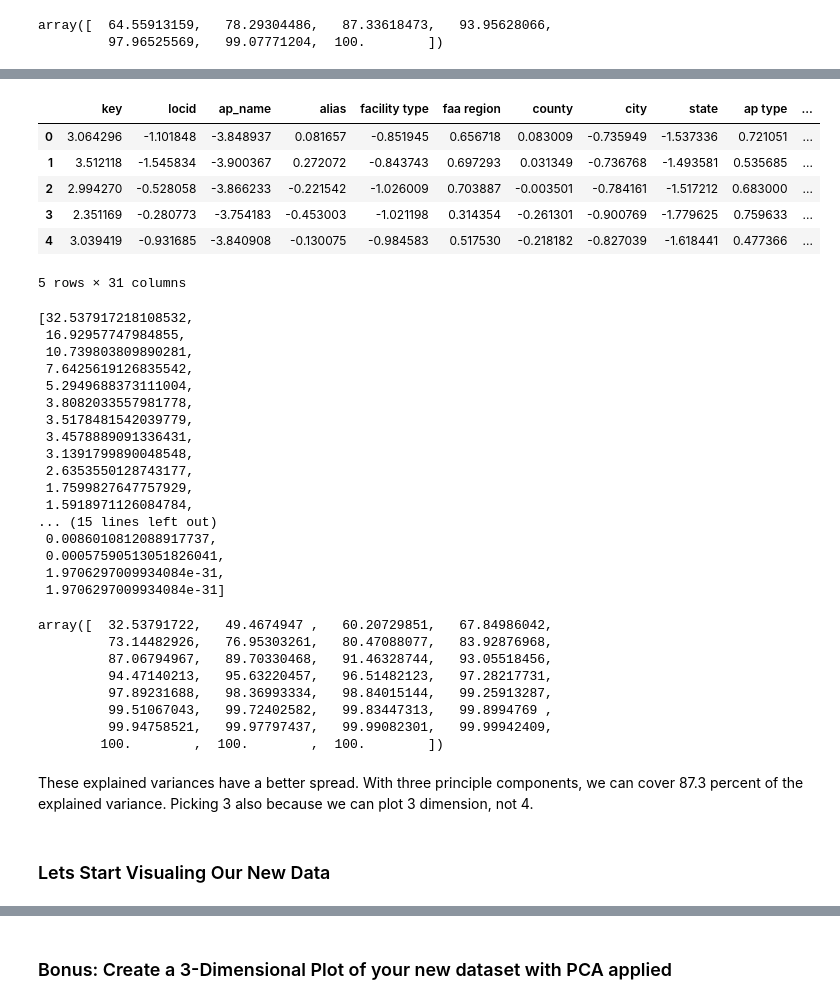
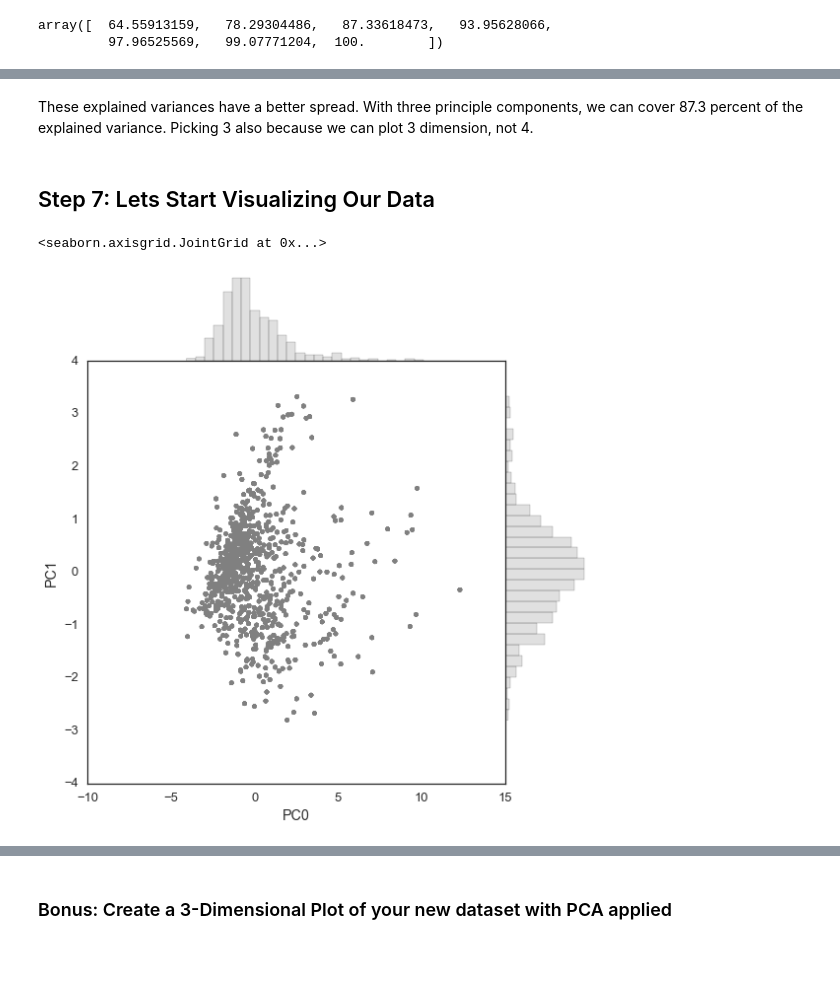
Before and after one commit to tamisalex/DSI, a Jupyter notebook: curriculum/02-projects/01-projects-weekly/project-07/starter-code/project7-starter.ipynb, the cells around one changed output, grey strips where cells are left out. Drawn from its saved outputs; the diff is of its cells as text; code cells hidden in the pictures; blank space fills up the shorter version.

```diff
--- a/curriculum/02-projects/01-projects-weekly/project-07/starter-code/project7-starter.ipynb
+++ b/curriculum/02-projects/01-projects-weekly/project-07/starter-code/project7-starter.ipynb
@@ -401,7 +403,7 @@ This is a dramatic change from our previous explained variances. Year still prov
 # %% [markdown]
 ### Manual Reduction of Dimensions
 # %%
-dataSubset = data.iloc[:,7:]
+dataSubset = pd.DataFrame(data.iloc[:,7:])
 dataSubset.head()
 # %% [output]
 |  | average_taxi_out_time | average taxi out delay | average airport departure delay | average airborne delay | ... |
@@ -508,22 +456,0 @@ print len(everything.columns.unique())
-# %%
-dummyColumns = everything.columns
-
-pca = PCA()
-ss = StandardScaler()
-mcle = MultiColumnLabelEncoder(columns=dummyColumns)
-
-pipe = Pipeline([('mcle',mcle),('ss', ss),('pca', pca)])
-#pipe = Pipeline([('mcle',mcle)])
-
-tmp = np.array(everything)
-dataEverything = pipe.fit_transform(tmp)
-dataEverything = pd.DataFrame(dataEverything,columns=dummyColumns)
-dataEverything.head()
-# %% [output]
-|  | key | locid | ap_name | alias | facility type | faa region | county | city | state | ap type | ... |
-| 0 | 3.064296 | -1.101848 | -3.848937 | 0.081657 | -0.851945 | 0.656718 | 0.083009 | -0.735949 | -1.537336 | 0.721051 | ... |
-| 1 | 3.512118 | -1.545834 | -3.900367 | 0.272072 | -0.843743 | 0.697293 | 0.031349 | -0.736768 | -1.493581 | 0.535685 | ... |
-| 2 | 2.994270 | -0.528058 | -3.866233 | -0.221542 | -1.026009 | 0.703887 | -0.003501 | -0.784161 | -1.517212 | 0.683000 | ... |
-| 3 | 2.351169 | -0.280773 | -3.754183 | -0.453003 | -1.021198 | 0.314354 | -0.261301 | -0.900769 | -1.779625 | 0.759633 | ... |
-| 4 | 3.039419 | -0.931685 | -3.840908 | -0.130075 | -0.984583 | 0.517530 | -0.218182 | -0.827039 | -1.618441 | 0.477366 | ... |
-5 rows × 31 columns
@@ -534,43 +457,15 @@ cumulativeVarianceexplained = np.cumsum(varianceExplained)
-# %%
-varianceExplained
-# %% [output]
-[32.537917218108532,
- 16.92957747984855,
- 10.739803809890281,
- 7.6425619126835542,
- 5.2949688373111004,
- 3.8082033557981778,
- 3.5178481542039779,
- 3.4578889091336431,
- 3.1391799890048548,
- 2.6353550128743177,
- 1.7599827647757929,
- 1.5918971126084784,
-... (15 lines left out)
- 0.0086010812088917737,
- 0.00057590513051826041,
- 1.9706297009934084e-31,
- 1.9706297009934084e-31]
-# %%
-cumulativeVarianceexplained
-# %% [output]
-array([  32.53791722,   49.4674947 ,   60.20729851,   67.84986042,
-         73.14482926,   76.95303261,   80.47088077,   83.92876968,
-         87.06794967,   89.70330468,   91.46328744,   93.05518456,
-         94.47140213,   95.63220457,   96.51482123,   97.28217731,
-         97.89231688,   98.36993334,   98.84015144,   99.25913287,
-         99.51067043,   99.72402582,   99.83447313,   99.8994769 ,
-         99.94758521,   99.97797437,   99.99082301,   99.99942409,
-        100.        ,  100.        ,  100.        ])
 # %% [markdown]
 These explained variances have a better spread. With three principle components, we can cover 87.3 percent of the explained variance. Picking 3 also because we can plot 3 dimension, not 4.
 # %% [markdown]
-### Lets Start Visualing Our New Data
+## Step 7: Lets Start Visualizing Our Data
 # %%
 # sns.set_style("white")
 # sns.set_context('talk')
 
-g = sns.JointGrid(proj2.iloc[:,0], proj2.iloc[:,1], space=0, size=8)
+g = sns.JointGrid(dataReduced.iloc[:,0], dataReduced.iloc[:,1], space=0, size=8)
 g.plot_marginals(sns.distplot, kde=False, color=".7", bins=30)
 g.plot_joint(plt.scatter, color=".5", edgecolor="none", alpha=1)
-g.set_axis_labels(xlabel='PC1', ylabel='PC2')
+g.set_axis_labels(xlabel='PC0', ylabel='PC1')
+# %% [output]
+<seaborn.axisgrid.JointGrid at 0x...>
+[figure, added]
```
Also changed, not shown: parts of 37 cells of this notebook, 2 other files.
